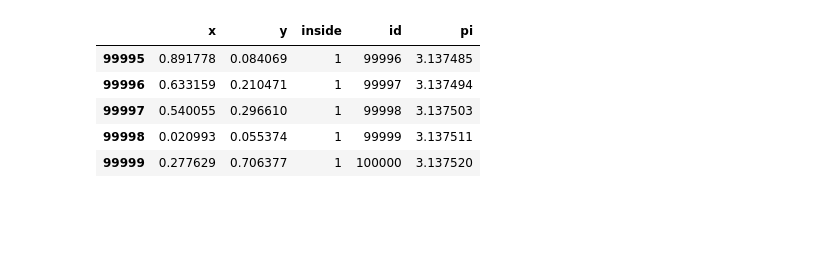
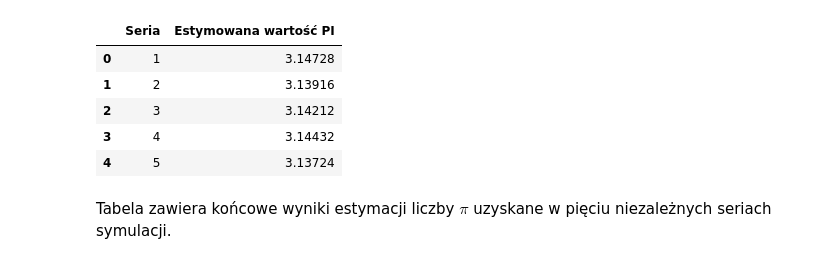
Before and after one commit to ThePolishGuy7/computional_inteligence_in_data_analysis, a Jupyter notebook: src/monte_carlo/monte_carlo.ipynb, the cells around one changed output. Saved outputs shown, nothing was run; the diff lists cells and outputs as text; code cells hidden in the pictures; blank space fills up the shorter version.

```diff
--- a/src/monte_carlo/monte_carlo.ipynb
+++ b/src/monte_carlo/monte_carlo.ipynb
@@ -17,12 +90,22 @@ def estimate_pi(n):
 # %%
 pi_df = []
+
 for _ in range(5):
     pi_df.append(estimate_pi(100000))
-pi_df[2].tail()
+
+final_results = []
+for i, df in enumerate(pi_df):
+    final_pi = df['pi'].iloc[-1]
+    final_results.append({'Seria': i + 1, 'Estymowana wartość PI': final_pi})
+
+summary_df = pd.DataFrame(final_results)
+summary_df
 # %% [output]
-|  | x | y | inside | id | pi |
-| 99995 | 0.891778 | 0.084069 | 1 | 99996 | 3.137485 |
-| 99996 | 0.633159 | 0.210471 | 1 | 99997 | 3.137494 |
-| 99997 | 0.540055 | 0.296610 | 1 | 99998 | 3.137503 |
-| 99998 | 0.020993 | 0.055374 | 1 | 99999 | 3.137511 |
-| 99999 | 0.277629 | 0.706377 | 1 | 100000 | 3.137520 |
+|  | Seria | Estymowana wartość PI |
+| 0 | 1 | 3.14728 |
+| 1 | 2 | 3.13916 |
+| 2 | 3 | 3.14212 |
+| 3 | 4 | 3.14432 |
+| 4 | 5 | 3.13724 |
+# %% [markdown]
+Tabela zawiera końcowe wyniki estymacji liczby $\pi$ uzyskane w pięciu niezależnych seriach symulacji.
```
Also changed, not shown: parts of 18 cells of this notebook.
